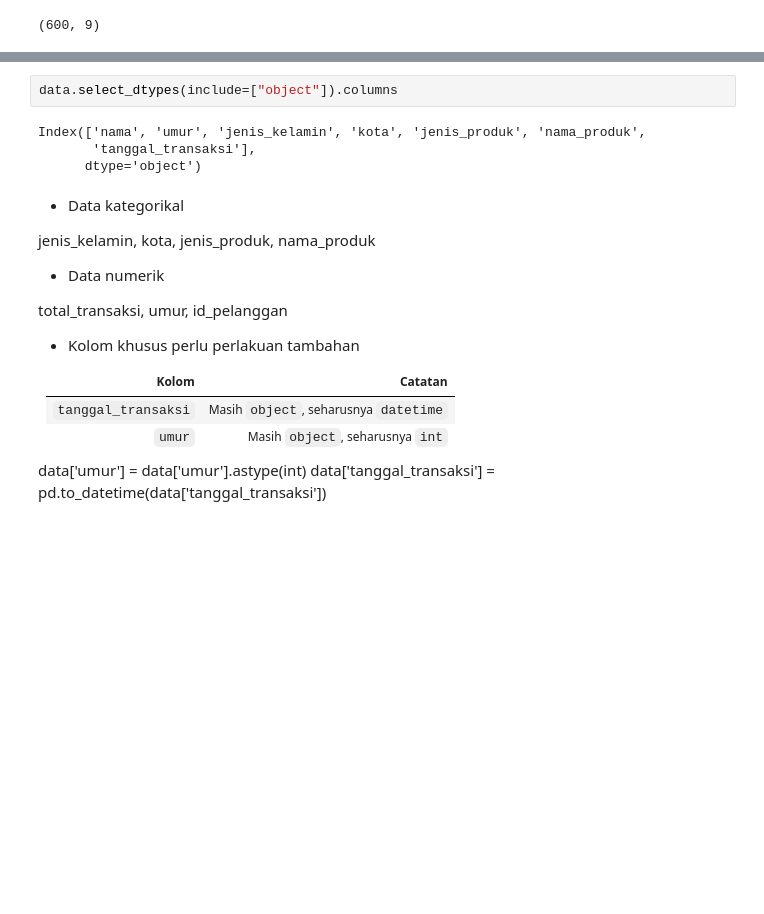
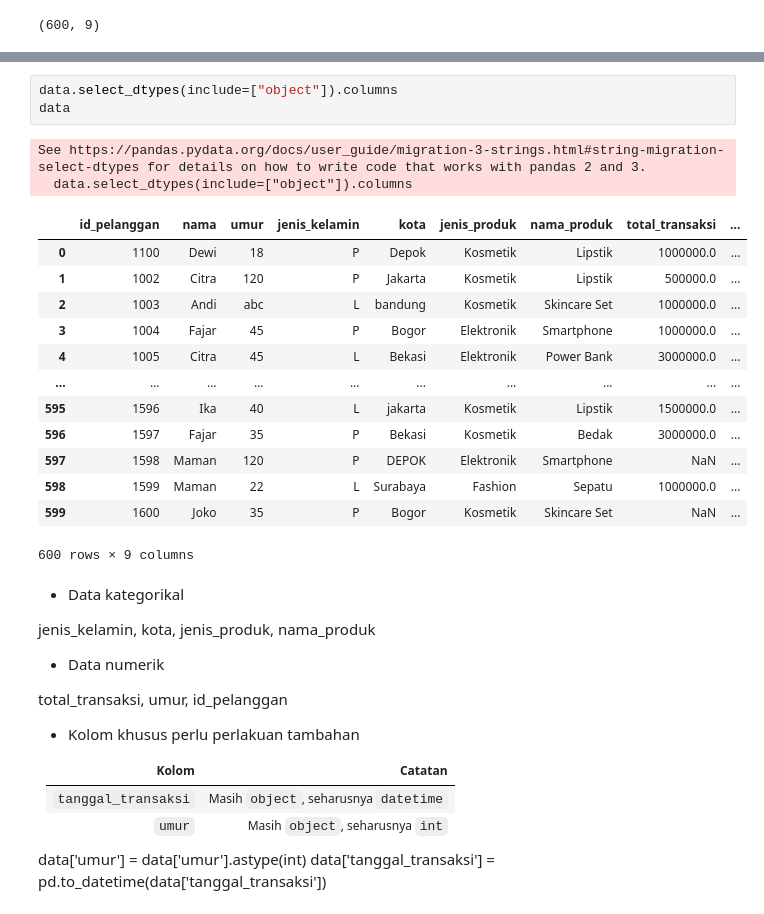
Before and after one commit to IIK99/Data-Mining-or-Big-Data-UNPAM, a Jupyter notebook: Pelatihan Data Mining/Day1/day_one.ipynb, the cells around one changed output, grey strips where cells are left out. Drawn from its saved outputs; the diff is of its cells as text; blank space fills up the shorter version.

```diff
--- a/Pelatihan Data Mining/Day1/day_one.ipynb
+++ b/Pelatihan Data Mining/Day1/day_one.ipynb
@@ -50,10 +50,23 @@ data.describe(include="all")
 | max | 1600.000000 | NaN | NaN | NaN | NaN | NaN | NaN | 1.000000e+08 | ... |
 # %%
 data.select_dtypes(include=["object"]).columns
+data
 # %% [output]
-Index(['nama', 'umur', 'jenis_kelamin', 'kota', 'jenis_produk', 'nama_produk',
-       'tanggal_transaksi'],
-      dtype='object')
+See https://pandas.pydata.org/docs/user_guide/migration-3-strings.html#string-migration-select-dtypes for details on how to write code that works with pandas 2 and 3.
+  data.select_dtypes(include=["object"]).columns
+|  | id_pelanggan | nama | umur | jenis_kelamin | kota | jenis_produk | nama_produk | total_transaksi | ... |
+| 0 | 1100 | Dewi | 18 | P | Depok | Kosmetik | Lipstik | 1000000.0 | ... |
+| 1 | 1002 | Citra | 120 | P | Jakarta | Kosmetik | Lipstik | 500000.0 | ... |
+| 2 | 1003 | Andi | abc | L | bandung | Kosmetik | Skincare Set | 1000000.0 | ... |
+| 3 | 1004 | Fajar | 45 | P | Bogor | Elektronik | Smartphone | 1000000.0 | ... |
+| 4 | 1005 | Citra | 45 | L | Bekasi | Elektronik | Power Bank | 3000000.0 | ... |
+| ... | ... | ... | ... | ... | ... | ... | ... | ... | ... |
+| 595 | 1596 | Ika | 40 | L | jakarta | Kosmetik | Lipstik | 1500000.0 | ... |
+| 596 | 1597 | Fajar | 35 | P | Bekasi | Kosmetik | Bedak | 3000000.0 | ... |
+| 597 | 1598 | Maman | 120 | P | DEPOK | Elektronik | Smartphone | NaN | ... |
+| 598 | 1599 | Maman | 22 | L | Surabaya | Fashion | Sepatu | 1000000.0 | ... |
+| 599 | 1600 | Joko | 35 | P | Bogor | Kosmetik | Skincare Set | NaN | ... |
+600 rows × 9 columns
 # %% [markdown]
 - Data kategorikal
 
```
Also changed, not shown: parts of 9 cells of this notebook, 10 other files.
